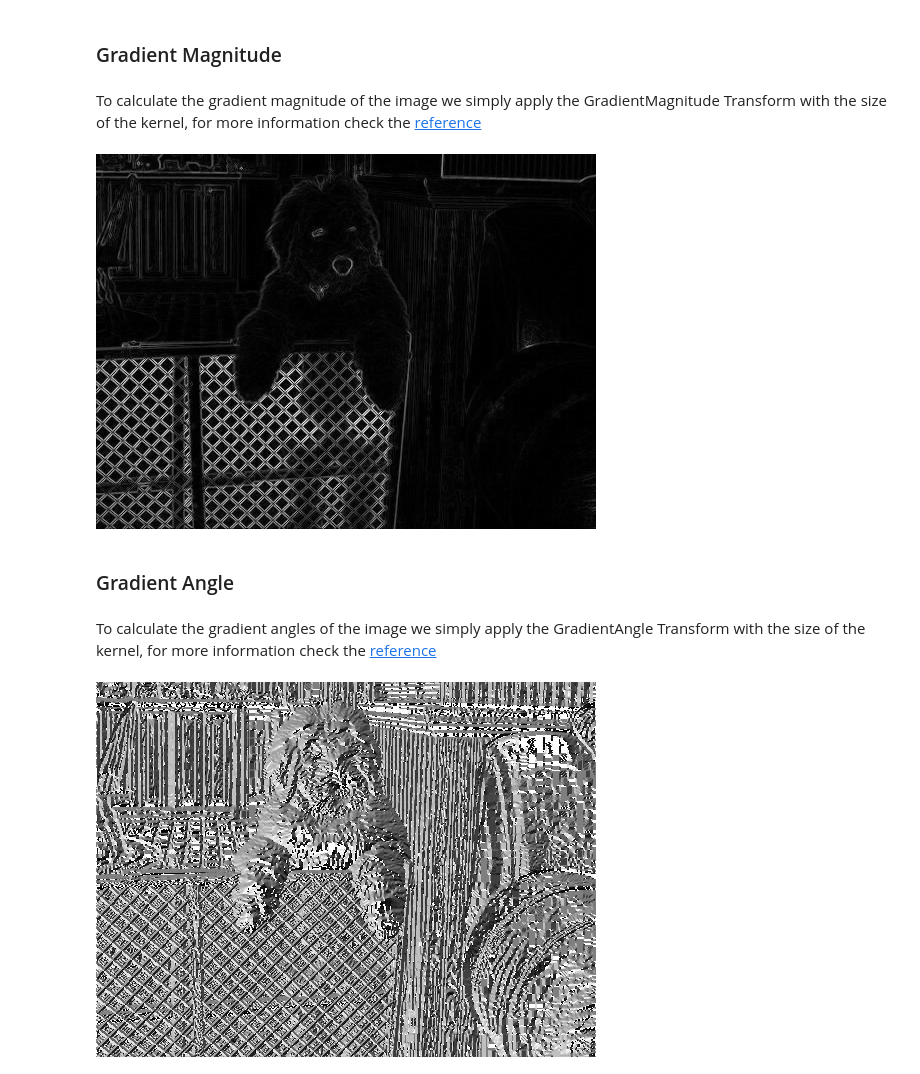
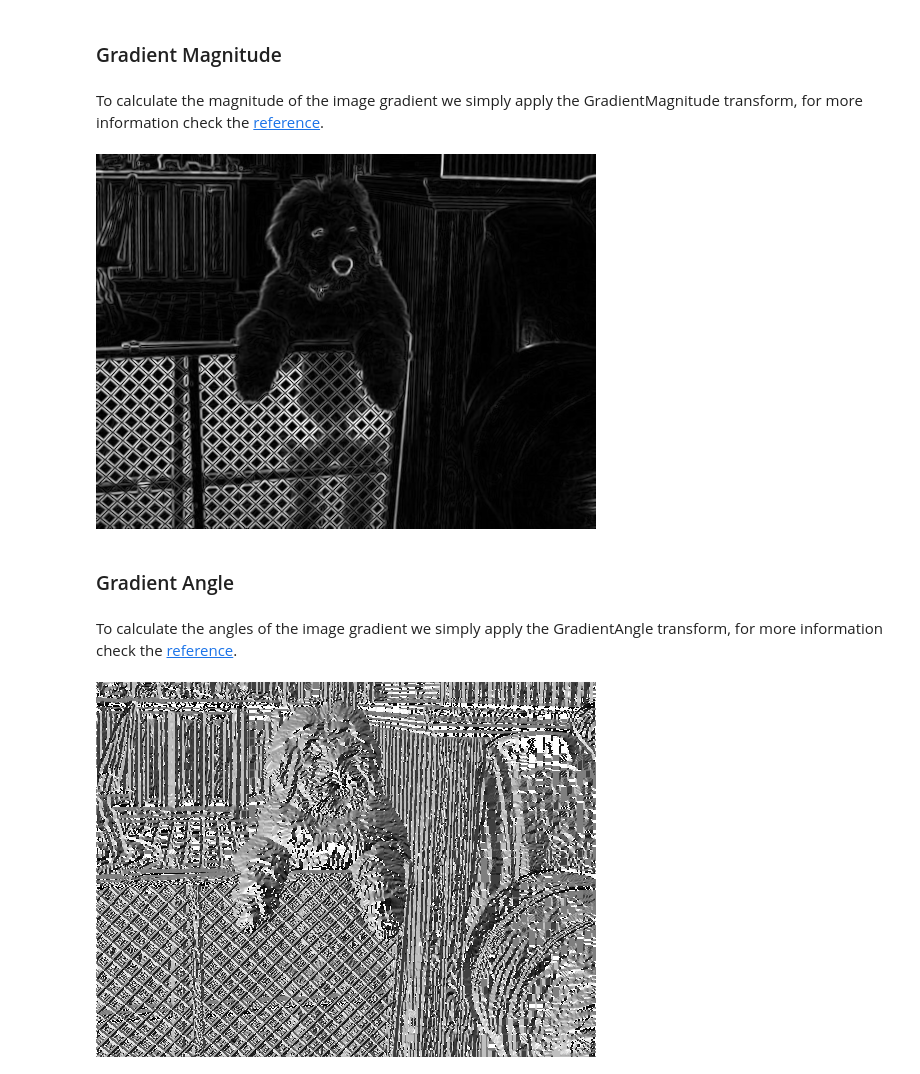
Before and after one commit to easycv/easycv, a Jupyter notebook: docs/source/examples/transforms/edges.ipynb, the cells around one changed output. Drawn from its saved outputs; the diff is of its cells as text; code cells hidden in the pictures.

Commit message:
Updated color and edges docs

```diff
--- a/docs/source/examples/transforms/edges.ipynb
+++ b/docs/source/examples/transforms/edges.ipynb
@@ -24,15 +24,15 @@ show_grid([grad_x,grad_y])
 # %% [markdown]
 ### Gradient Magnitude
 # %% [markdown]
-To calculate the gradient magnitude of the image we simply apply the GradientMagnitude Transform with the size of the kernel, for more information check the [reference](../../reference/transforms/edges.rst)
+To calculate the magnitude of the image gradient we simply apply the GradientMagnitude transform, for more information check the [reference](../../reference/transforms/edges.rst).
 # %%
-img.apply(GradientMagnitude(size=1))
+img.apply(GradientMagnitude())
 # %% [output]
-[figure, old version]
+[figure, new version]
 # %% [markdown]
 ### Gradient Angle
 # %% [markdown]
-To calculate the gradient angles of the image we simply apply the GradientAngle Transform with the size of the kernel, for more information check the [reference](../../reference/transforms/edges.rst)
+To calculate the angles of the image gradient we simply apply the GradientAngle transform, for more information check the [reference](../../reference/transforms/edges.rst).
 # %%
 img.apply(GradientAngle(size=1))
 # %% [output]
```
Also changed, not shown: parts of 4 cells of this notebook, 2 other files.
